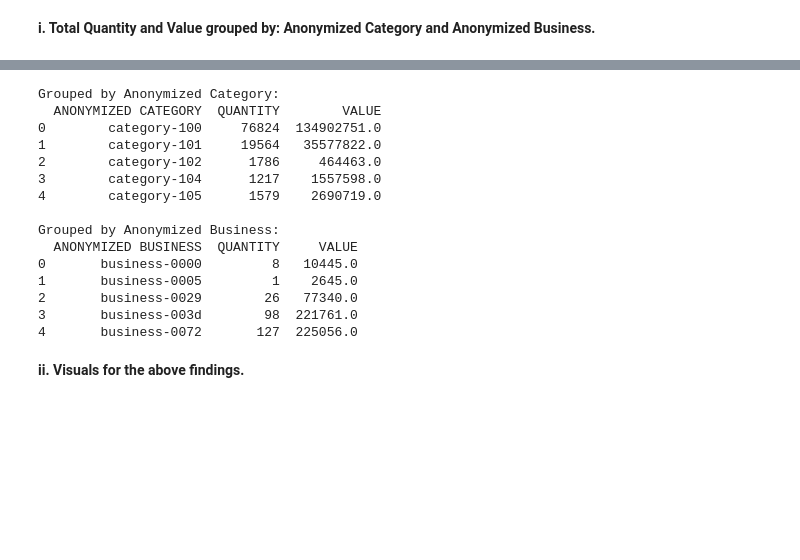
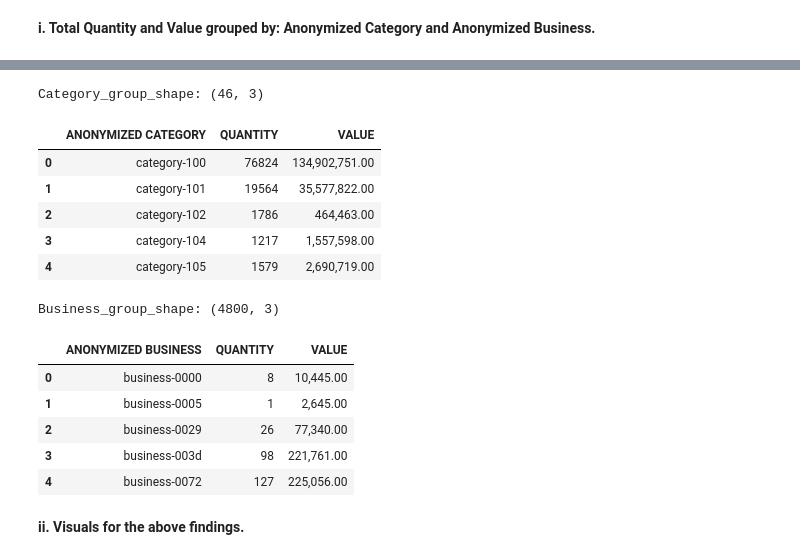
Before and after one commit to PaulMuniu/Kwanza-Tukule-Data-Analysis, a Jupyter notebook: Kwanza_Tukule.ipynb, the cells around one changed output, grey strips where cells are left out. Drawn from its saved outputs; the diff is of its cells as text; code cells hidden in the pictures; blank space fills up the shorter version.

```diff
--- a/Kwanza_Tukule.ipynb
+++ b/Kwanza_Tukule.ipynb
@@ -253,6 +243,9 @@ data.head(2)
 | 0 | 2024-08-18 21:32:00 | category-106 | product-21f4 | business-de42 | location-1ba8 | 1 | ... |
 | 1 | 2024-08-18 21:32:00 | category-120 | product-4156 | business-de42 | location-1ba8 | 2 | ... |
 # %%
+# Setting a custom format
+pd.set_option('display.float_format', '{:,.2f}'.format)
+
 # re-confirming for missing values, duplcates and datatypes
 print(f"{data.isnull().sum()}\n")
 print(f"DUPLICATES = {data.duplicated().sum()}\n")
@@ -301,34 +294,36 @@ data.head(2)
 | 0 | 2024-08-18 21:32:00 | category-106 | product-21f4 | business-de42 | location-1ba8 | 1 | ... |
 | 1 | 2024-08-18 21:32:00 | category-120 | product-4156 | business-de42 | location-1ba8 | 2 | ... |
 # %%
-# Total Quantity and Value grouped by Anonymized Category
+# Group by Anonymized Category
 category_group = data.groupby('ANONYMIZED CATEGORY').agg({
-    'QUANTITY':'sum' , 'VALUE':'sum'}).reset_index()
+    'QUANTITY': 'sum', 'VALUE': 'sum'}).reset_index()
 
-# Total Quantity and Value grouped by Anonymized Business
+# Group by Anonymized Business
 business_group = data.groupby('ANONYMIZED BUSINESS').agg({
-    'QUANTITY':'sum' ,'VALUE':'sum'}).reset_index()
-
-print("Grouped by Anonymized Category:")
-print(category_group.head())
-
-print("\nGrouped by Anonymized Business:")
-print(business_group.head())
+    'QUANTITY': 'sum', 'VALUE': 'sum'}).reset_index()
-# %% [output]
-Grouped by Anonymized Category:
-  ANONYMIZED CATEGORY  QUANTITY        VALUE
-0        category-100     76824  134902751.0
-1        category-101     19564   35577822.0
-2        category-102      1786     464463.0
-3        category-104      1217    1557598.0
-4        category-105      1579    2690719.0
-
-Grouped by Anonymized Business:
-  ANONYMIZED BUSINESS  QUANTITY     VALUE
-0       business-0000         8   10445.0
-1       business-0005         1    2645.0
-2       business-0029        26   77340.0
-3       business-003d        98  221761.0
-4       business-0072       127  225056.0
+# %%
+# view the category_group
+print(f'Category_group_shape: {category_group.shape}')
+category_group.head(5)
+# %% [output]
+Category_group_shape: (46, 3)
+|  | ANONYMIZED CATEGORY | QUANTITY | VALUE |
+| 0 | category-100 | 76824 | 134,902,751.00 |
+| 1 | category-101 | 19564 | 35,577,822.00 |
+| 2 | category-102 | 1786 | 464,463.00 |
+| 3 | category-104 | 1217 | 1,557,598.00 |
+| 4 | category-105 | 1579 | 2,690,719.00 |
+# %%
+# view the business_group
+print(f'Business_group_shape: {business_group.shape}')
+business_group.head(5)
+# %% [output]
+Business_group_shape: (4800, 3)
+|  | ANONYMIZED BUSINESS | QUANTITY | VALUE |
+| 0 | business-0000 | 8 | 10,445.00 |
+| 1 | business-0005 | 1 | 2,645.00 |
+| 2 | business-0029 | 26 | 77,340.00 |
+| 3 | business-003d | 98 | 221,761.00 |
+| 4 | business-0072 | 127 | 225,056.00 |
 # %% [markdown]
 **ii. Visuals for the above findings.**
```
Also changed, not shown: parts of 10 cells of this notebook.
